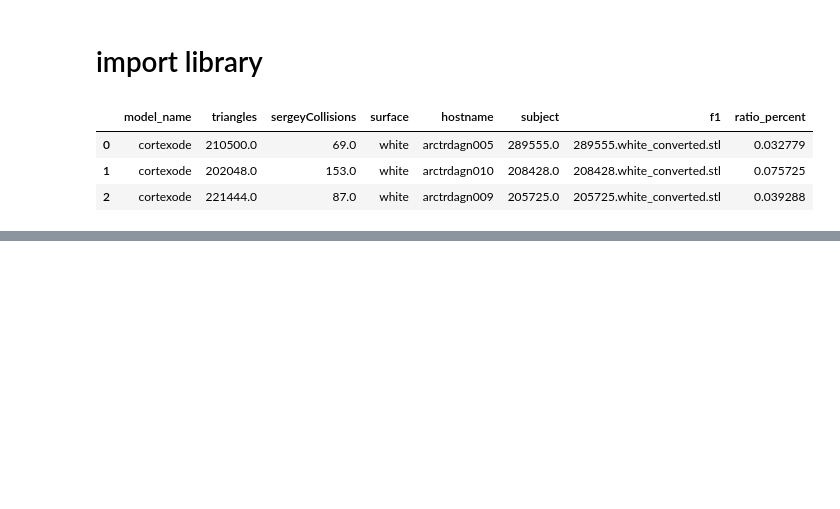
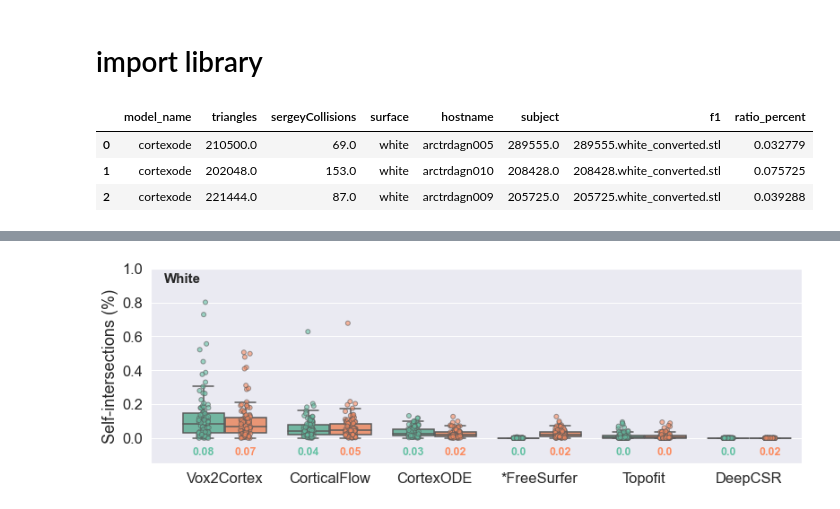
Before and after one commit to neuroneural/BrainPlots, a Jupyter notebook: scripts/BoxPlot-Mesh-Self-Intersections-Jul18.ipynb, the cells around one changed output, grey strips where cells are left out. Saved outputs shown, nothing was run; the diff lists cells and outputs as text; code cells hidden in the pictures; blank space fills up the shorter version.

```diff
--- a/scripts/BoxPlot-Mesh-Self-Intersections-Jul18.ipynb
+++ b/scripts/BoxPlot-Mesh-Self-Intersections-Jul18.ipynb
@@ -211,0 +280,4 @@ plot2(df_white, M,P,"cut or no cut",'White',7,'white')
+# %%
+plot2(df_white, M,P,"cut or no cut",'White',1,'white',miny=-.15,y_pos=-.1)
+# %% [output]
+[figure, added]
```
Also changed, not shown: parts of 31 cells of this notebook.
